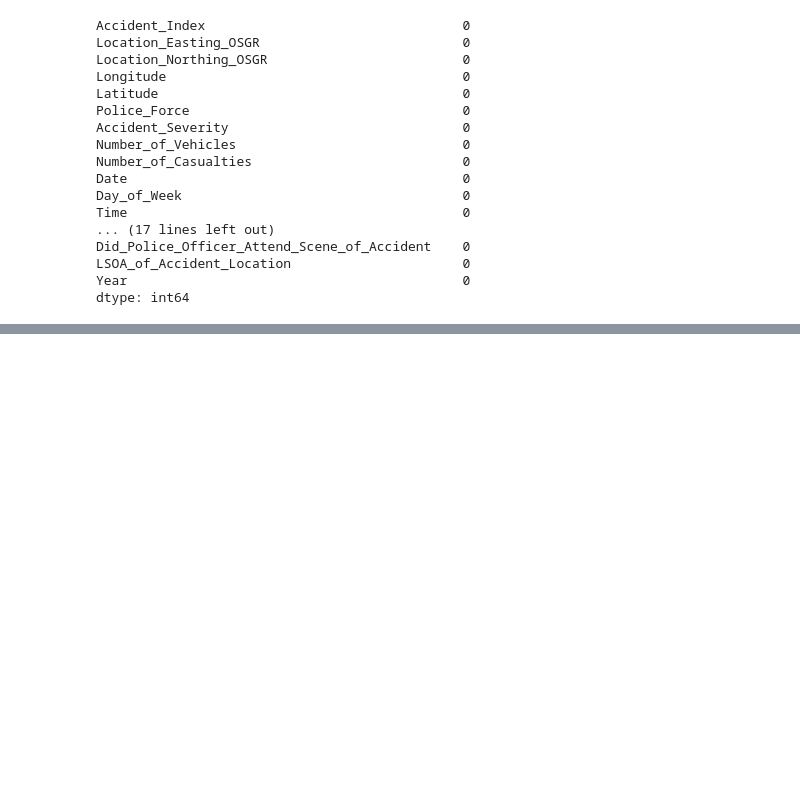
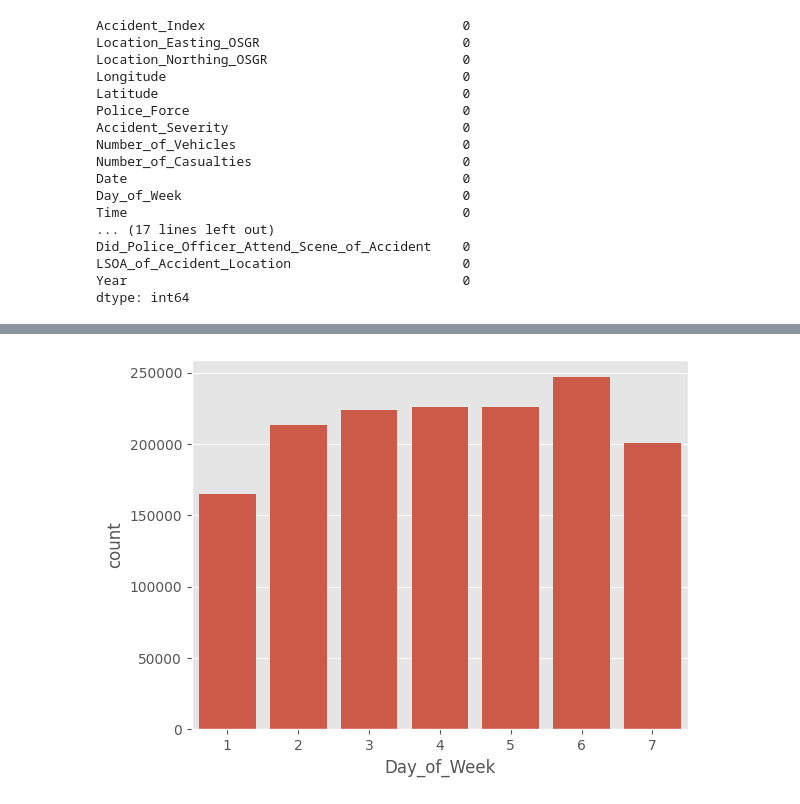
Before and after one commit to Doug-Vo/ML-Self-Project, a Jupyter notebook: EDA/uk_accident.ipynb, the cells around one changed output, grey strips where cells are left out. Saved outputs shown, nothing was run; the diff lists cells and outputs as text; code cells hidden in the pictures; blank space fills up the shorter version.

```diff
--- a/EDA/uk_accident.ipynb
+++ b/EDA/uk_accident.ipynb
@@ -170,0 +191,5 @@ dtype: int64
+# %%
+sns.countplot(df, x= 'Day_of_Week')
+plt.show()
+# %% [output]
+[figure, added]
```
Also changed, not shown: parts of 20 cells of this notebook.
